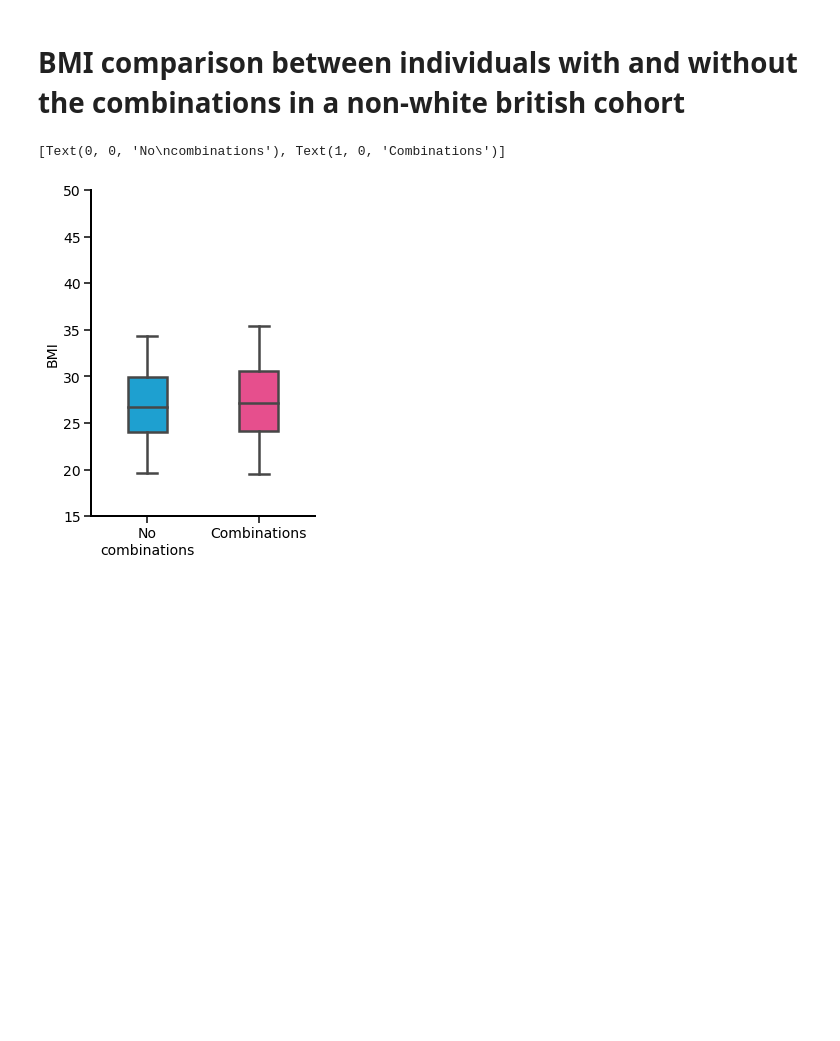
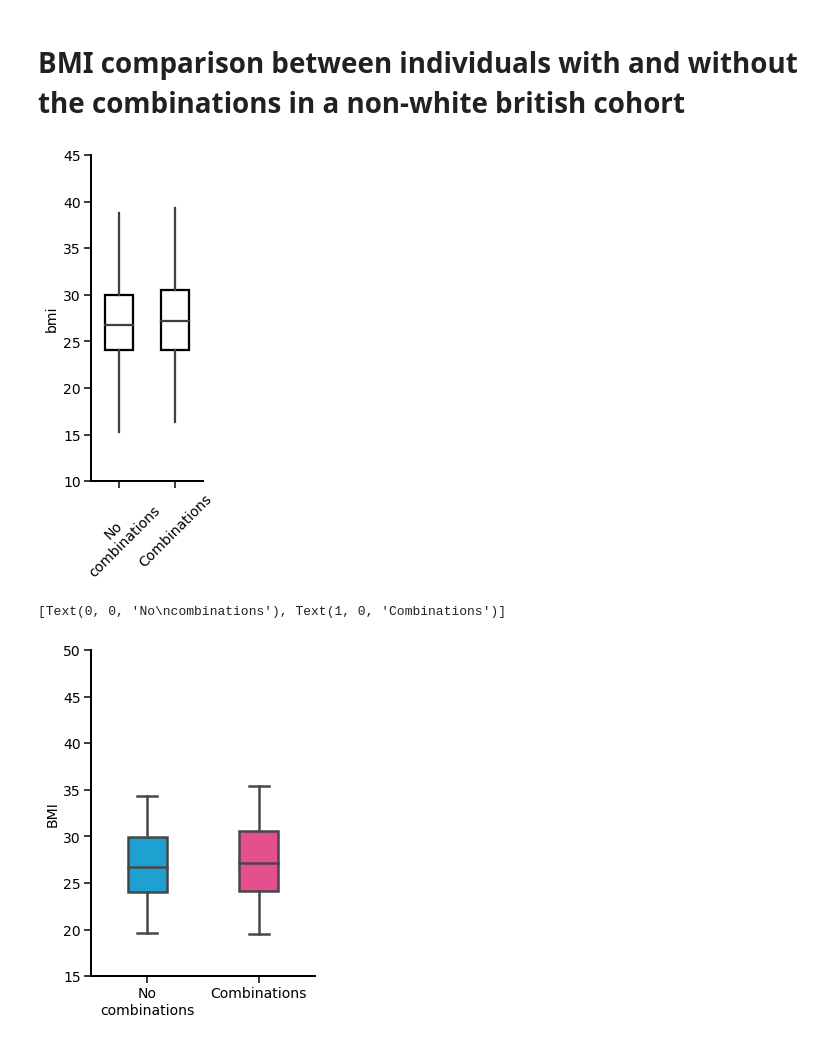
Before and after one commit to deeprob/ukb_bmi, a Jupyter notebook: 4_characterization/white_british/notebooks/4_validation_mean.ipynb, the cells around one changed output. Drawn from its saved outputs; the diff is of its cells as text; code cells hidden in the pictures; blank space fills up the shorter version.

```diff
--- a/4_characterization/white_british/notebooks/4_validation_mean.ipynb
+++ b/4_characterization/white_british/notebooks/4_validation_mean.ipynb
@@ -15,6 +15,48 @@ valid_file = "../data/validation/valid_mean.csv"
 valid_df = pd.read_csv(valid_file)
 # %% [markdown]
 # BMI comparison between individuals with and without the combinations in a non-white british cohort
+# %%
+boxdf = valid_df
+
+# Define Canvas
+fig,ax = plt.subplots(1, 1, figsize=(2, 6))
+
+# Box Plot
+# sns_strip = sns.stripplot(
+#     data=boxdf,
+#     palette=["#00ADEE", "#c1272d", ],  # '#D1245D', '#00ADEE', '#D1245D', '#00ADEE' "#0000a7"
+#     x="vtype",
+#     y="bmi",
+#     order=["No combinations", "Combinations"],
+#     hue_order=["No combinations", "Combinations"],
+#     orient="v",
+#     s=1,
+#     marker="o",
+#     # fillstyle="none",
+#     alpha=0.5, ec='black', linewidth=0, facecolor=(0,0,0,0), dodge=False, ax=ax,  jitter=0.25,
+#     )
+
+sns_box = sns.boxplot(
+    data=boxdf,
+    x="vtype",
+    y="bmi",
+    order=["No combinations", "Combinations"],
+    hue_order=["No combinations", "Combinations"],
+    dodge=False, width=0.5, linewidth=2.25, fliersize=0, capprops={'color':'none'}, boxprops={'facecolor':'none', 'edgecolor':'k'}) #
+
+
+# Adjust Axis
+# ax.set_yticks([-0.02, 0, 0.02, 0.04])
+ax.set_ylim((10, 45))
+# ax.set_ylabel('Percentage')
+ax.set_xticklabels(["No\ncombinations", "Combinations"], rotation=45, ha="center")
+ax.set_xlabel("")
+
+# Remove Spines
+ax.spines['right'].set_visible(False)
+ax.spines['top'].set_visible(False);
+# %% [output]
+[figure, added]
 # %%
 boxdf = valid_df
 
```
Also changed, not shown: 5 other files.
